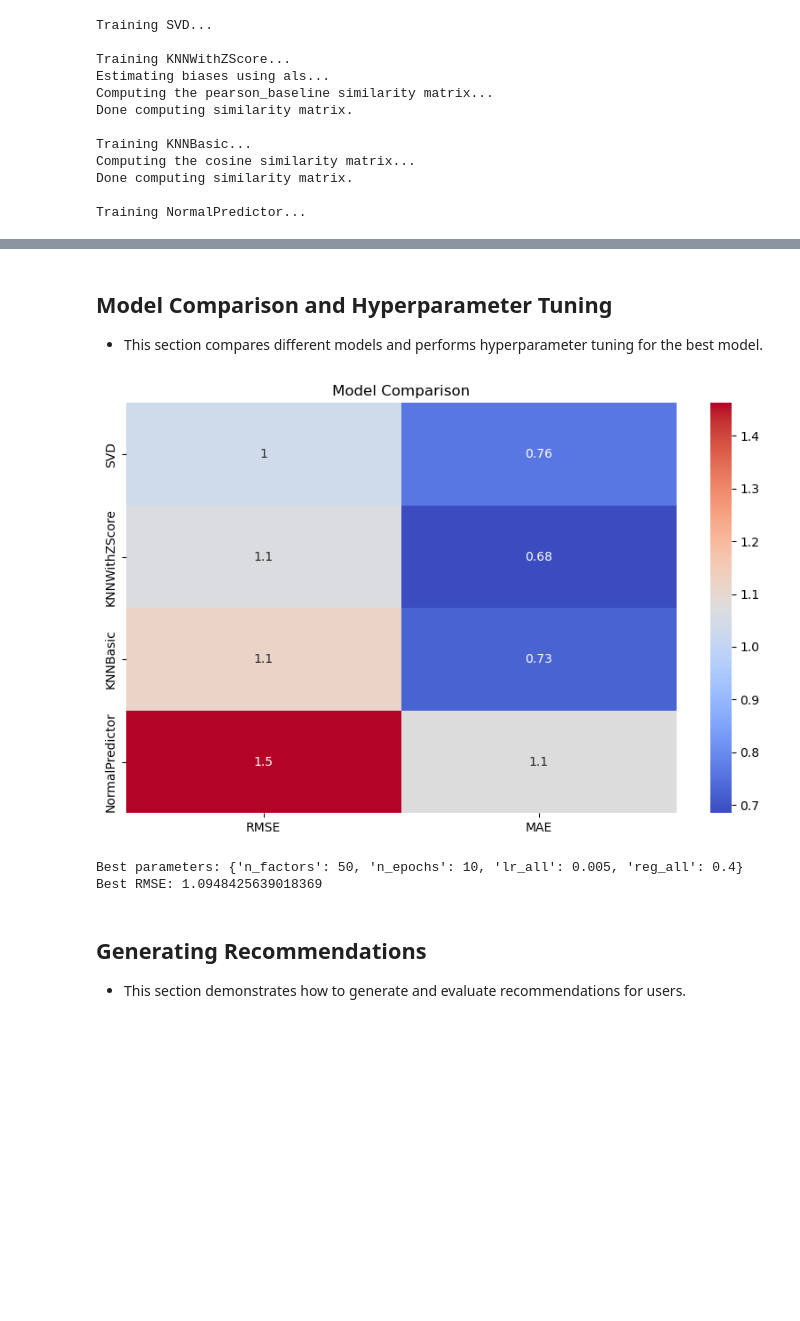
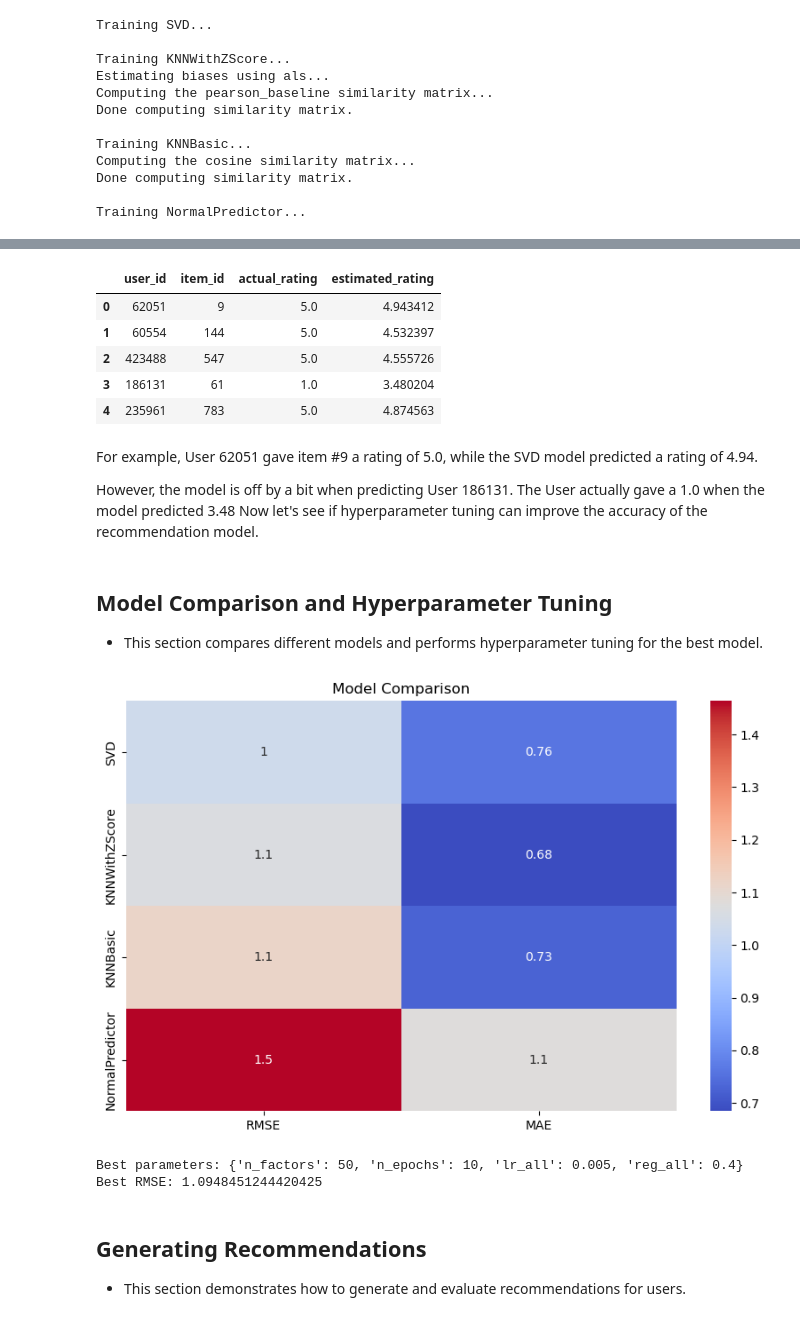
Before and after one commit to renaqd/team1-ADS505, a Jupyter notebook: team1-recommendation_sys.ipynb, the cells around one changed output, grey strips where cells are left out. Saved outputs shown, nothing was run; the diff lists cells and outputs as text; code cells hidden in the pictures; blank space fills up the shorter version.

```diff
--- a/team1-recommendation_sys.ipynb
+++ b/team1-recommendation_sys.ipynb
@@ -23,11 +22,14 @@ def load_data():
     project_root = os.getcwd()
     datasets = os.path.join(project_root, "datasets/")
 
-    # Define the dtype for column 1 to avoid mixed types
-    dtype_dict = {1: str}
+    # Define the dtype for both author_id and product_id to avoid mixed types
+    dtype_dict = {
+        'author_id': str,
+        'product_id': str
+    }
 
     # Load product info and reviews
-    product_info = pd.read_csv(datasets + "product_info.csv")
+    product_info = pd.read_csv(os.path.join(datasets, "product_info.csv"), dtype=dtype_dict)
     reviews_files = [
         "reviews_0-250.csv", "reviews_250-500.csv",
         "reviews_500-750.csv", "reviews_750-1250.csv",
@@ -36,7 +38,7 @@ def load_data():
 
     all_reviews = []
     for file in reviews_files:
-        reviews = pd.read_csv(datasets + file, dtype=dtype_dict)
+        reviews = pd.read_csv(os.path.join(datasets, file), dtype=dtype_dict)
         all_reviews.append(reviews)
 
     # Concatenate all reviews and remove duplicates
@@ -188,7 +211,7 @@ def train_and_evaluate_models(merged_df):
     data = Dataset.load_from_df(merged_df[['user_idx', 'item_idx', 'rating']], reader)
 
     # Split into training and test set
-    trainset, testset = train_test_split(data, test_size=0.25, random_state=42)
+    trainset, testset = surprise_train_test_split(data, test_size=0.25, random_state=42)
 
     # Initialize models
     models = {
@@ -206,10 +229,10 @@ def train_and_evaluate_models(merged_df):
         predictions = model.test(testset)
         results[name] = predictions
 
-    return results, trainset, testset
+    return results, trainset, testset, models
 
 # Train and evaluate models
-results, trainset, testset = train_and_evaluate_models(merged_df)
+results, trainset, testset, models = train_and_evaluate_models(merged_df)
 # %% [output]
 Training SVD...
 
@@ -226,3 +253,28 @@ Training NormalPredictor...
+# %%
+# Display the first 5 predictions generated
+first_five_predictions = results['SVD'][:5]
+
+data = [{
+    'user_id': pred.uid,
+    'item_id': pred.iid,
+    'actual_rating': pred.r_ui,
+    'estimated_rating': pred.est
+} for pred in first_five_predictions]
+
+# Create a DataFrame
+df_predictions = pd.DataFrame(data)
+df_predictions
+# %% [output]
+|  | user_id | item_id | actual_rating | estimated_rating |
+| 0 | 62051 | 9 | 5.0 | 4.943412 |
+| 1 | 60554 | 144 | 5.0 | 4.532397 |
+| 2 | 423488 | 547 | 5.0 | 4.555726 |
+| 3 | 186131 | 61 | 1.0 | 3.480204 |
+| 4 | 235961 | 783 | 5.0 | 4.874563 |
+# %% [markdown]
+For example, User 62051 gave item #9 a rating of 5.0, while the SVD model predicted a rating of 4.94.
+
+However, the model is off by a bit when predicting User 186131. The User actually gave a 1.0 when the model predicted 3.48 Now let's see if hyperparameter tuning can improve the accuracy of the recommendation model.
 # %% [markdown]
 ## Model Comparison and Hyperparameter Tuning
 * This section compares different models and performs hyperparameter tuning for the best model.
@@ -268,7 +320,7 @@ best_params = tune_best_model(Dataset.load_from_df(merged_df[['user_idx', 'item_
 # %% [output]
 [figure]
 Best parameters: {'n_factors': 50, 'n_epochs': 10, 'lr_all': 0.005, 'reg_all': 0.4}
-Best RMSE: 1.0948425639018369
+Best RMSE: 1.0948451244420425
 # %% [markdown]
 ## Generating Recommendations
 * This section demonstrates how to generate and evaluate recommendations for users.
```
Also changed, not shown: parts of 9 cells of this notebook.
